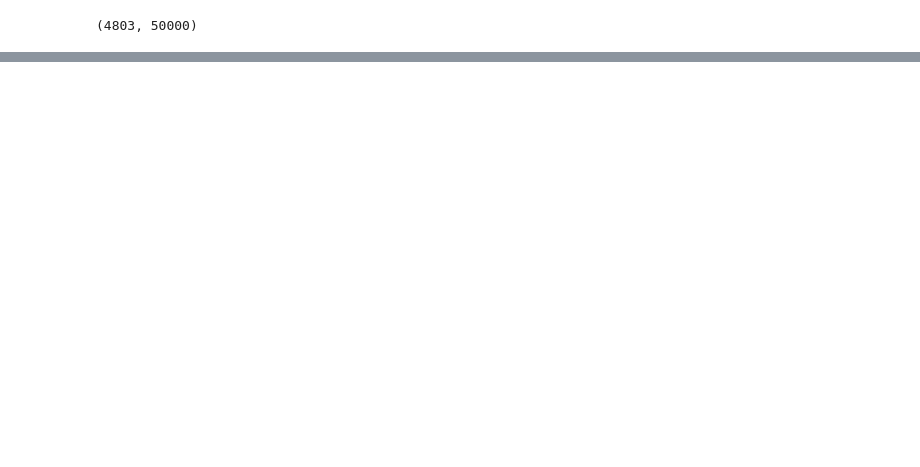
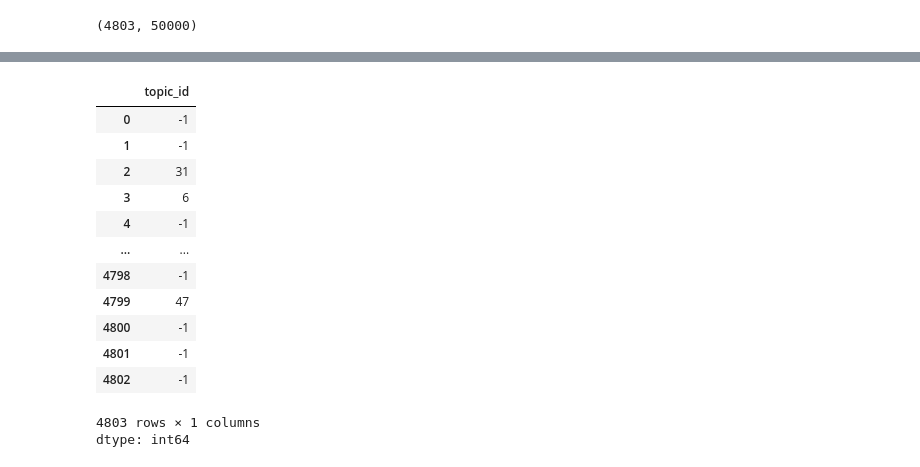
Before and after one commit to AbhinavY0318/cinesuggest, a Jupyter notebook: MovieRecommendation.ipynb, the cells around one changed output, grey strips where cells are left out. Saved outputs shown, nothing was run; the diff lists cells and outputs as text; code cells hidden in the pictures; blank space fills up the shorter version.

```diff
--- a/MovieRecommendation.ipynb
+++ b/MovieRecommendation.ipynb
@@ -265,0 +349,19 @@ Device set to use cpu
+# %%
+df['topic_id'] = topics
+# %%
+df['topic_id']
+# %% [output]
+|  | topic_id |
+| 0 | -1 |
+| 1 | -1 |
+| 2 | 31 |
+| 3 | 6 |
+| 4 | -1 |
+| ... | ... |
+| 4798 | -1 |
+| 4799 | 47 |
+| 4800 | -1 |
+| 4801 | -1 |
+| 4802 | -1 |
+4803 rows × 1 columns
+dtype: int64
```
Also changed, not shown: parts of 22 cells of this notebook, 3 other files.
